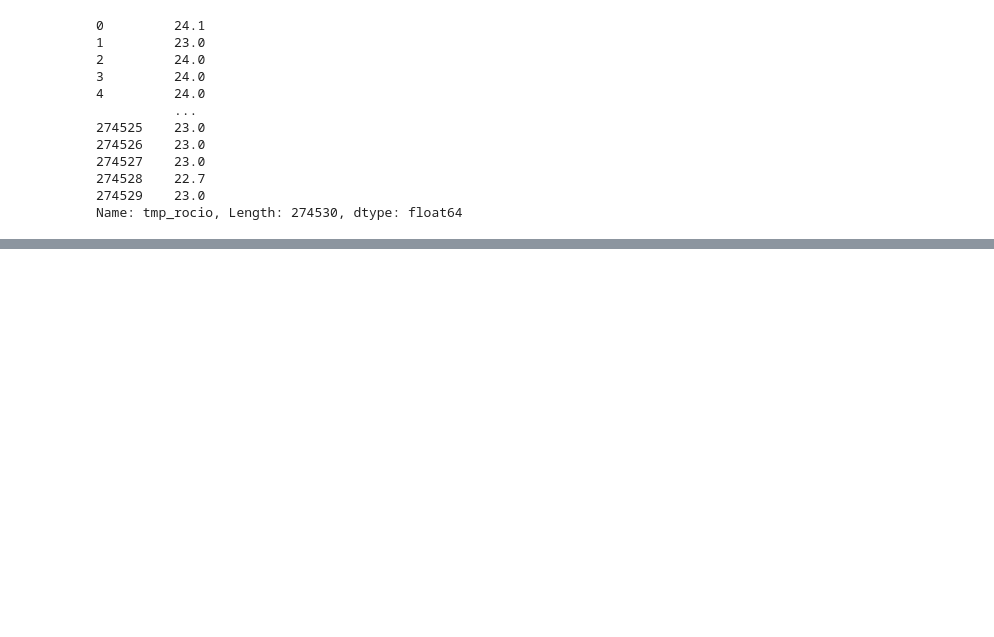
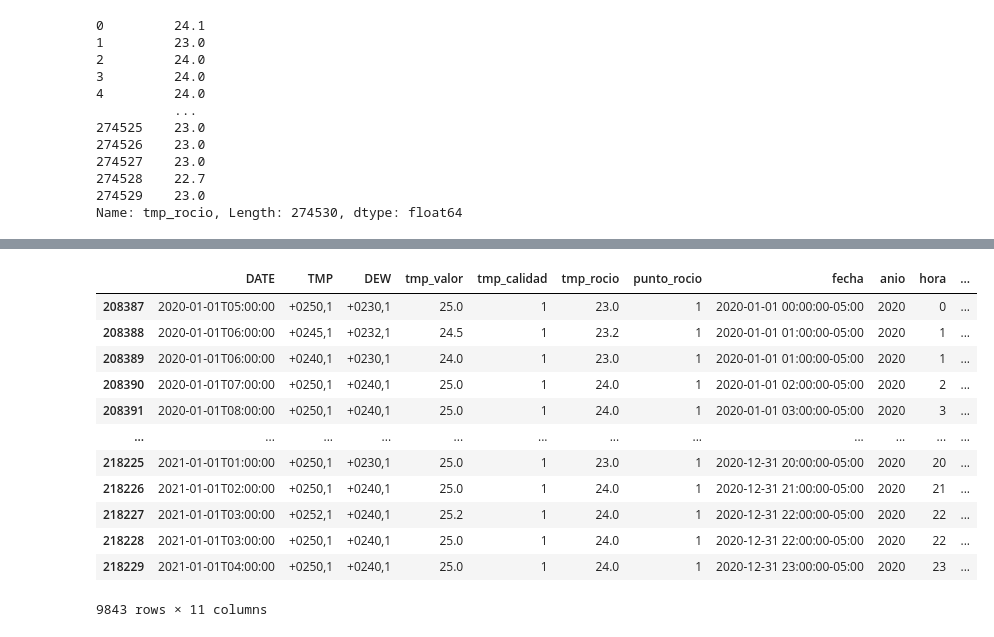
Before and after one commit to David-Sac/clima-iquitos, a Jupyter notebook: notebooks/01_exploracion.ipynb, the cells around one changed output, grey strips where cells are left out. Drawn from its saved outputs; the diff is of its cells as text; code cells hidden in the pictures; blank space fills up the shorter version.

```diff
--- a/notebooks/01_exploracion.ipynb
+++ b/notebooks/01_exploracion.ipynb
@@ -280,0 +288,3 @@ df[["tmp_rocio", "punto_rocio"]].describe()
+# %%
+df["fecha"] = pd.to_datetime(df["DATE"], utc=True).dt.tz_convert("America/Lima")
+df["fecha"]
@@ -280,0 +304,3 @@ df[["tmp_rocio", "punto_rocio"]].describe()
+# %%
+df["anio"] = df["fecha"].dt.year
+df["anio"]
@@ -280,0 +320,3 @@ df[["tmp_rocio", "punto_rocio"]].describe()
+# %%
+df["hora"] = df["fecha"].dt.hour
+df["hora"]
@@ -280,0 +336,3 @@ df[["tmp_rocio", "punto_rocio"]].describe()
+# %%
+df["fecha_hora"] = df["fecha"].dt.floor("h")
+df["fecha_hora"]
@@ -280,0 +399,18 @@ df[["tmp_rocio", "punto_rocio"]].describe()
+# %%
+# Verificar la cobertura del año 2020
+datos_2020 = df[df["anio"] == 2020]
+datos_2020
+# %% [output]
+|  | DATE | TMP | DEW | tmp_valor | tmp_calidad | tmp_rocio | punto_rocio | fecha | anio | hora | ... |
+| 208387 | 2020-01-01T05:00:00 | +0250,1 | +0230,1 | 25.0 | 1 | 23.0 | 1 | 2020-01-01 00:00:00-05:00 | 2020 | 0 | ... |
+| 208388 | 2020-01-01T06:00:00 | +0245,1 | +0232,1 | 24.5 | 1 | 23.2 | 1 | 2020-01-01 01:00:00-05:00 | 2020 | 1 | ... |
+| 208389 | 2020-01-01T06:00:00 | +0240,1 | +0230,1 | 24.0 | 1 | 23.0 | 1 | 2020-01-01 01:00:00-05:00 | 2020 | 1 | ... |
+| 208390 | 2020-01-01T07:00:00 | +0250,1 | +0240,1 | 25.0 | 1 | 24.0 | 1 | 2020-01-01 02:00:00-05:00 | 2020 | 2 | ... |
+| 208391 | 2020-01-01T08:00:00 | +0250,1 | +0240,1 | 25.0 | 1 | 24.0 | 1 | 2020-01-01 03:00:00-05:00 | 2020 | 3 | ... |
+| ... | ... | ... | ... | ... | ... | ... | ... | ... | ... | ... | ... |
+| 218225 | 2021-01-01T01:00:00 | +0250,1 | +0230,1 | 25.0 | 1 | 23.0 | 1 | 2020-12-31 20:00:00-05:00 | 2020 | 20 | ... |
+| 218226 | 2021-01-01T02:00:00 | +0250,1 | +0240,1 | 25.0 | 1 | 24.0 | 1 | 2020-12-31 21:00:00-05:00 | 2020 | 21 | ... |
+| 218227 | 2021-01-01T03:00:00 | +0252,1 | +0240,1 | 25.2 | 1 | 24.0 | 1 | 2020-12-31 22:00:00-05:00 | 2020 | 22 | ... |
+| 218228 | 2021-01-01T03:00:00 | +0250,1 | +0240,1 | 25.0 | 1 | 24.0 | 1 | 2020-12-31 22:00:00-05:00 | 2020 | 22 | ... |
+| 218229 | 2021-01-01T04:00:00 | +0250,1 | +0240,1 | 25.0 | 1 | 24.0 | 1 | 2020-12-31 23:00:00-05:00 | 2020 | 23 | ... |
+9843 rows × 11 columns
```
Also changed, not shown: parts of 27 cells of this notebook.
